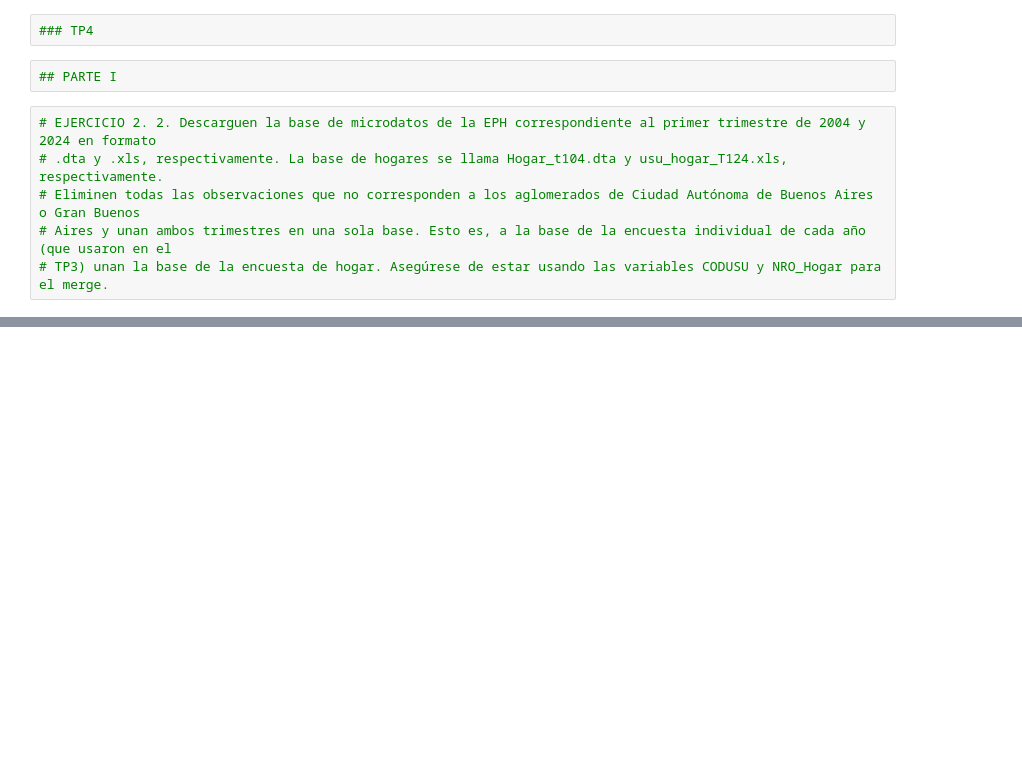
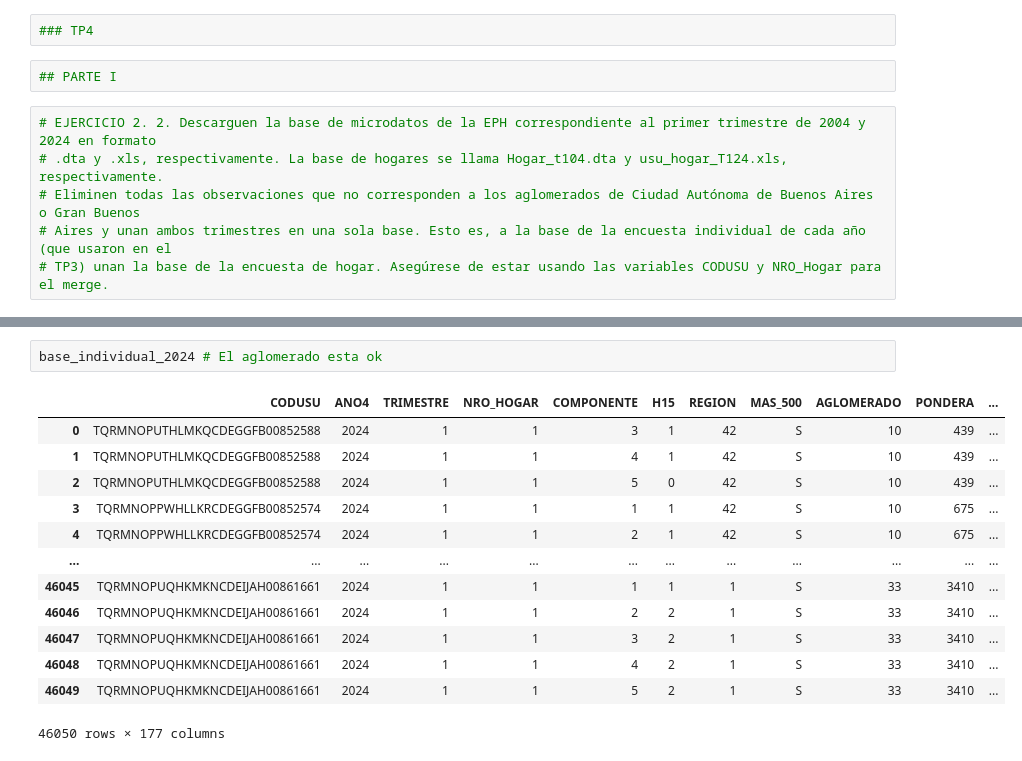
Before and after one commit to EPI-shi/CC408--T1-7-, a Jupyter notebook: TP4/TP4.ipynb, the cells around one changed output, grey strips where cells are left out. Cells and saved outputs as stored; diff of their text form; blank space fills up the shorter version.

```diff
--- a/TP4/TP4.ipynb
+++ b/TP4/TP4.ipynb
@@ -71,0 +70,16 @@ base_unificada.to_csv("base_unificada.csv", index=False)
+# %%
+base_individual_2024 # El aglomerado esta ok
+# %% [output]
+|  | CODUSU | ANO4 | TRIMESTRE | NRO_HOGAR | COMPONENTE | H15 | REGION | MAS_500 | AGLOMERADO | PONDERA | ... |
+| 0 | TQRMNOPUTHLMKQCDEGGFB00852588 | 2024 | 1 | 1 | 3 | 1 | 42 | S | 10 | 439 | ... |
+| 1 | TQRMNOPUTHLMKQCDEGGFB00852588 | 2024 | 1 | 1 | 4 | 1 | 42 | S | 10 | 439 | ... |
+| 2 | TQRMNOPUTHLMKQCDEGGFB00852588 | 2024 | 1 | 1 | 5 | 0 | 42 | S | 10 | 439 | ... |
+| 3 | TQRMNOPPWHLLKRCDEGGFB00852574 | 2024 | 1 | 1 | 1 | 1 | 42 | S | 10 | 675 | ... |
+| 4 | TQRMNOPPWHLLKRCDEGGFB00852574 | 2024 | 1 | 1 | 2 | 1 | 42 | S | 10 | 675 | ... |
+| ... | ... | ... | ... | ... | ... | ... | ... | ... | ... | ... | ... |
+| 46045 | TQRMNOPUQHKMKNCDEIJAH00861661 | 2024 | 1 | 1 | 1 | 1 | 1 | S | 33 | 3410 | ... |
+| 46046 | TQRMNOPUQHKMKNCDEIJAH00861661 | 2024 | 1 | 1 | 2 | 2 | 1 | S | 33 | 3410 | ... |
+| 46047 | TQRMNOPUQHKMKNCDEIJAH00861661 | 2024 | 1 | 1 | 3 | 2 | 1 | S | 33 | 3410 | ... |
+| 46048 | TQRMNOPUQHKMKNCDEIJAH00861661 | 2024 | 1 | 1 | 4 | 2 | 1 | S | 33 | 3410 | ... |
+| 46049 | TQRMNOPUQHKMKNCDEIJAH00861661 | 2024 | 1 | 1 | 5 | 2 | 1 | S | 33 | 3410 | ... |
+46050 rows × 177 columns
```
Also changed, not shown: parts of 40 cells of this notebook, 1 other file.
